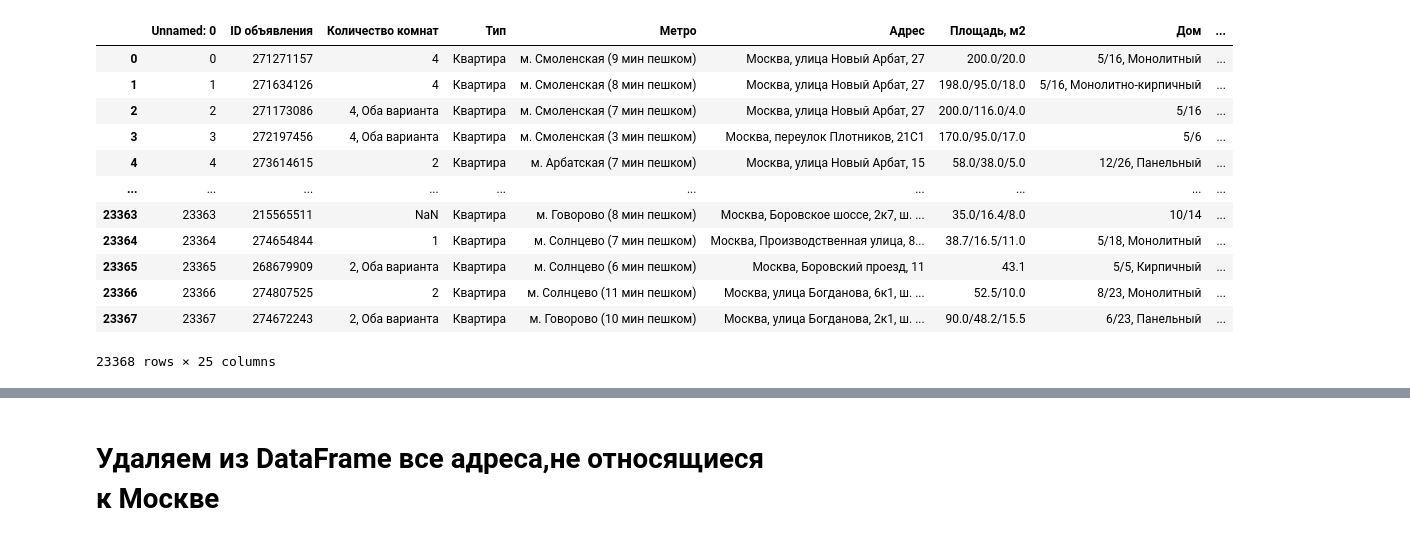
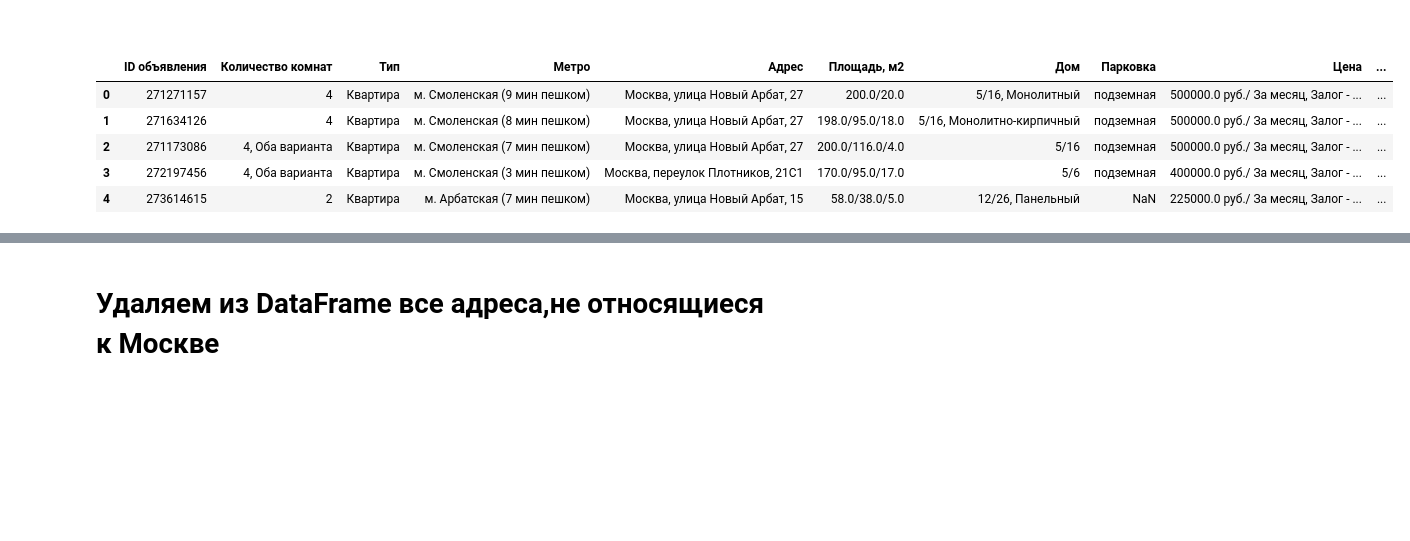
Before and after one commit to polina-kol/real_estate, a Jupyter notebook: notebooks/EDA.ipynb, the cells around one changed output, grey strips where cells are left out. Cells and saved outputs as stored; diff of their text form; code cells hidden in the pictures; blank space fills up the shorter version.

```diff
--- a/notebooks/EDA.ipynb
+++ b/notebooks/EDA.ipynb
@@ -1,29 +1,34 @@
+# %% [markdown]
+<style>
+   .input {
+       display: none;
+   }
+   </style>
 # %%
 import pandas as pd
 import numpy as np
 import seaborn as sns
 import matplotlib.pyplot as plt
 import re
+# %% [markdown]
+<style>
+   .input {
+       display: none;
+   }
+   </style>
 # %%
 df=pd.read_csv('../data/_data.csv', index_col=0)
 pd.set_option('display.max_columns', None)
 plt.style.use('ggplot')
 pd.set_option('display.float_format', '{:.2f}'.format)
-df
+df.head(5)
 # %% [output]
-|  | Unnamed: 0 | ID объявления | Количество комнат | Тип | Метро | Адрес | Площадь, м2 | Дом | ... |
-| 0 | 0 | 271271157 | 4 | Квартира | м. Смоленская (9 мин пешком) | Москва, улица Новый Арбат, 27 | 200.0/20.0 | 5/16, Монолитный | ... |
-| 1 | 1 | 271634126 | 4 | Квартира | м. Смоленская (8 мин пешком) | Москва, улица Новый Арбат, 27 | 198.0/95.0/18.0 | 5/16, Монолитно-кирпичный | ... |
-| 2 | 2 | 271173086 | 4, Оба варианта | Квартира | м. Смоленская (7 мин пешком) | Москва, улица Новый Арбат, 27 | 200.0/116.0/4.0 | 5/16 | ... |
-| 3 | 3 | 272197456 | 4, Оба варианта | Квартира | м. Смоленская (3 мин пешком) | Москва, переулок Плотников, 21С1 | 170.0/95.0/17.0 | 5/6 | ... |
-| 4 | 4 | 273614615 | 2 | Квартира | м. Арбатская (7 мин пешком) | Москва, улица Новый Арбат, 15 | 58.0/38.0/5.0 | 12/26, Панельный | ... |
-| ... | ... | ... | ... | ... | ... | ... | ... | ... | ... |
-| 23363 | 23363 | 215565511 | NaN | Квартира | м. Говорово (8 мин пешком) | Москва, Боровское шоссе, 2к7, ш. ... | 35.0/16.4/8.0 | 10/14 | ... |
-| 23364 | 23364 | 274654844 | 1 | Квартира | м. Солнцево (7 мин пешком) | Москва, Производственная улица, 8... | 38.7/16.5/11.0 | 5/18, Монолитный | ... |
-| 23365 | 23365 | 268679909 | 2, Оба варианта | Квартира | м. Солнцево (6 мин пешком) | Москва, Боровский проезд, 11 | 43.1 | 5/5, Кирпичный | ... |
-| 23366 | 23366 | 274807525 | 2 | Квартира | м. Солнцево (11 мин пешком) | Москва, улица Богданова, 6к1, ш. ... | 52.5/10.0 | 8/23, Монолитный | ... |
-| 23367 | 23367 | 274672243 | 2, Оба варианта | Квартира | м. Говорово (10 мин пешком) | Москва, улица Богданова, 2к1, ш. ... | 90.0/48.2/15.5 | 6/23, Панельный | ... |
+|  | ID объявления | Количество комнат | Тип | Метро | Адрес | Площадь, м2 | Дом | Парковка | Цена | ... |
+| 0 | 271271157 | 4 | Квартира | м. Смоленская (9 мин пешком) | Москва, улица Новый Арбат, 27 | 200.0/20.0 | 5/16, Монолитный | подземная | 500000.0 руб./ За месяц, Залог - ... | ... |
+| 1 | 271634126 | 4 | Квартира | м. Смоленская (8 мин пешком) | Москва, улица Новый Арбат, 27 | 198.0/95.0/18.0 | 5/16, Монолитно-кирпичный | подземная | 500000.0 руб./ За месяц, Залог - ... | ... |
+| 2 | 271173086 | 4, Оба варианта | Квартира | м. Смоленская (7 мин пешком) | Москва, улица Новый Арбат, 27 | 200.0/116.0/4.0 | 5/16 | подземная | 500000.0 руб./ За месяц, Залог - ... | ... |
+| 3 | 272197456 | 4, Оба варианта | Квартира | м. Смоленская (3 мин пешком) | Москва, переулок Плотников, 21С1 | 170.0/95.0/17.0 | 5/6 | подземная | 400000.0 руб./ За месяц, Залог - ... | ... |
+| 4 | 273614615 | 2 | Квартира | м. Арбатская (7 мин пешком) | Москва, улица Новый Арбат, 15 | 58.0/38.0/5.0 | 12/26, Панельный | NaN | 225000.0 руб./ За месяц, Залог - ... | ... |
-23368 rows × 25 columns
 # %%
 df.drop_duplicates()
 # %% [output]
```
Also changed, not shown: parts of 31 cells of this notebook, 1 other file.
